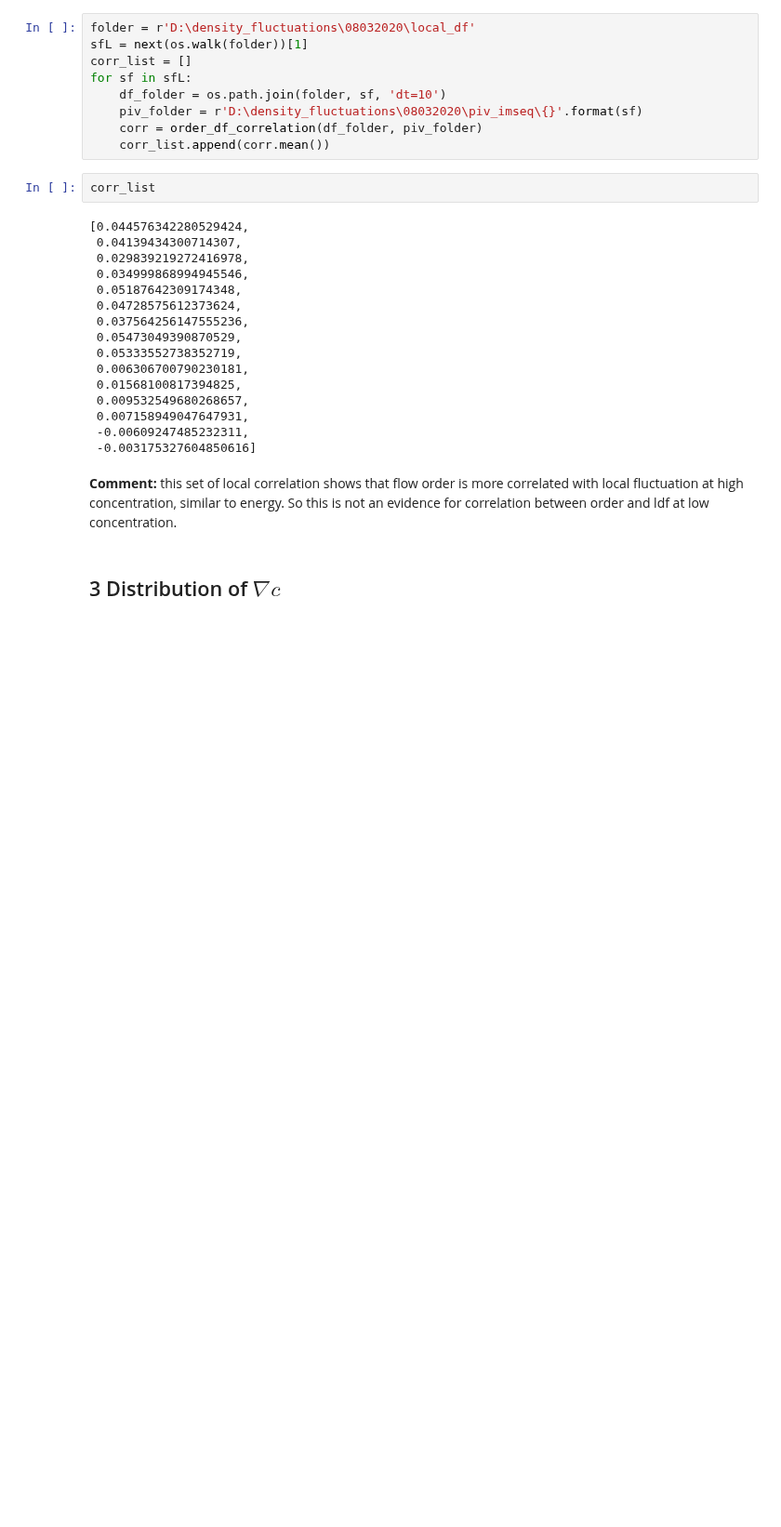
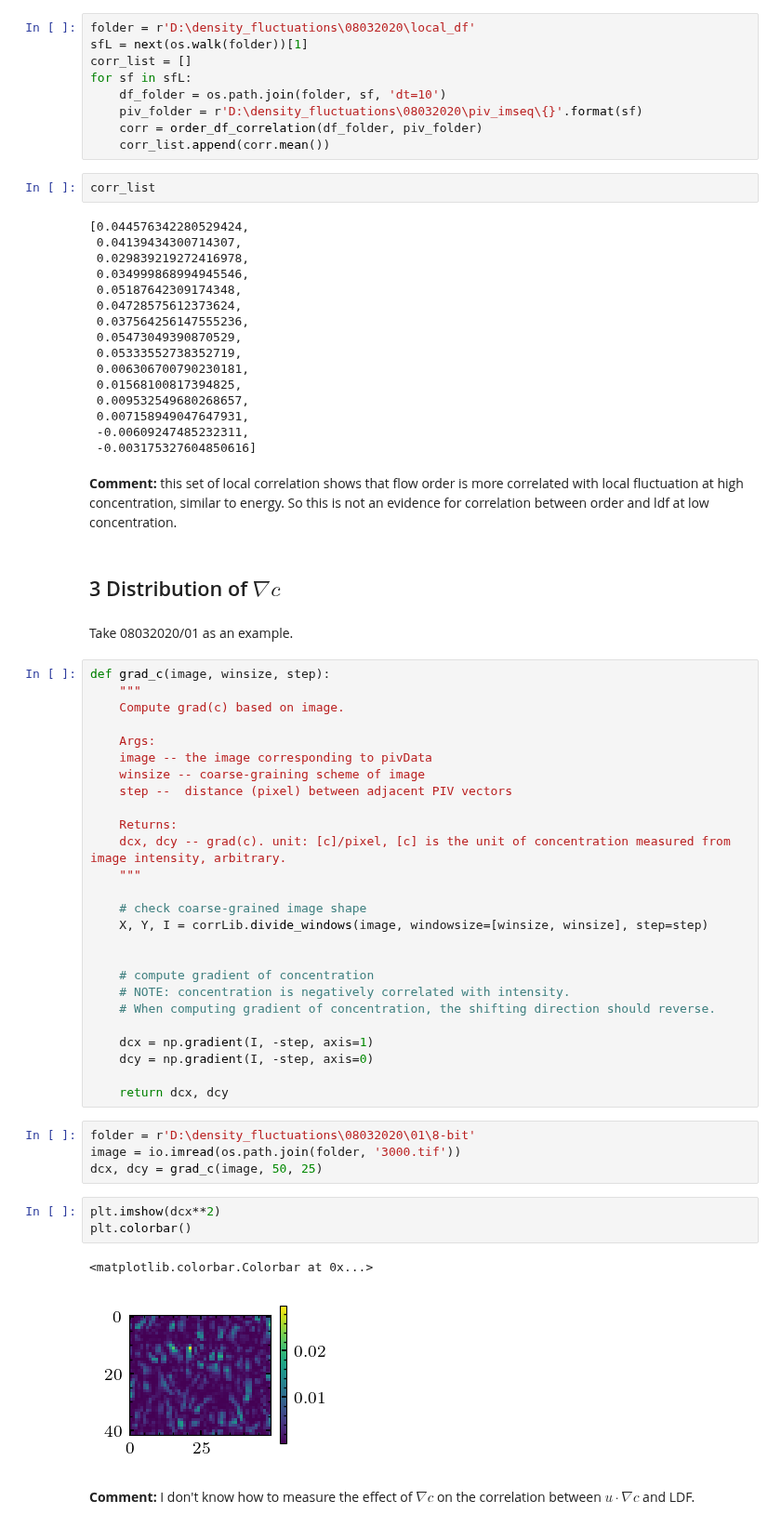
Before and after one commit to ZLoverty/Python, a Jupyter notebook: Correlation/src/Figures-2.ipynb, the cells around one changed output. Shown at 93% size. Saved outputs shown, nothing was run; the diff lists cells and outputs as text; blank space fills up the shorter version.

```diff
--- a/Correlation/src/Figures-2.ipynb
+++ b/Correlation/src/Figures-2.ipynb
@@ -273,3 +273,43 @@ corr_list
 **Comment:** this set of local correlation shows that flow order is more correlated with local fluctuation at high concentration, similar to energy. So this is not an evidence for correlation between order and ldf at low concentration.
 # %% [markdown]
 ## 3 Distribution of $\nabla c$
+# %% [markdown]
+Take 08032020/01 as an example.
+# %%
+def grad_c(image, winsize, step):
+    """
+    Compute grad(c) based on image.
+
+    Args:
+    image -- the image corresponding to pivData
+    winsize -- coarse-graining scheme of image
+    step --  distance (pixel) between adjacent PIV vectors
+
+    Returns:
+    dcx, dcy -- grad(c). unit: [c]/pixel, [c] is the unit of concentration measured from image intensity, arbitrary.
+    """
+
+    # check coarse-grained image shape
+    X, Y, I = corrLib.divide_windows(image, windowsize=[winsize, winsize], step=step)
+
+
+    # compute gradient of concentration
+    # NOTE: concentration is negatively correlated with intensity.
+    # When computing gradient of concentration, the shifting direction should reverse.
+
+    dcx = np.gradient(I, -step, axis=1)
+    dcy = np.gradient(I, -step, axis=0)
+
+    return dcx, dcy
+# %%
+folder = r'D:\density_fluctuations\08032020\01\8-bit'
+image = io.imread(os.path.join(folder, '3000.tif'))
+dcx, dcy = grad_c(image, 50, 25)
+# %%
+plt.imshow(dcx**2)
+plt.colorbar()
+# %% [output]
+<matplotlib.colorbar.Colorbar at 0x...>
+[figure, added]
+# %% [markdown]
+**Comment:** I don't know how to measure the effect of $\nabla c$ on the correlation between $u\cdot\nabla c$ and LDF.
```
Also changed, not shown: parts of 1 cell of this notebook, 3 other files.
